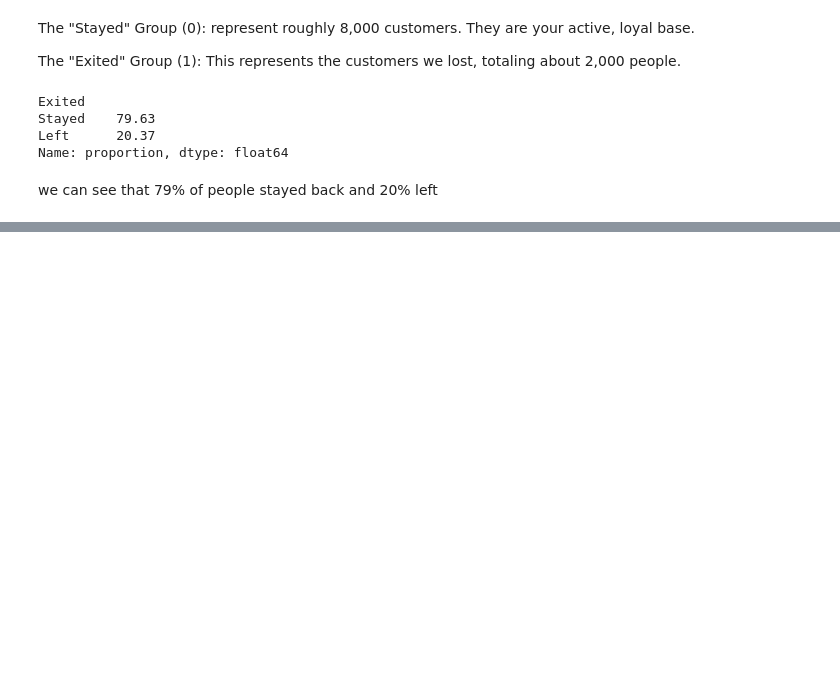
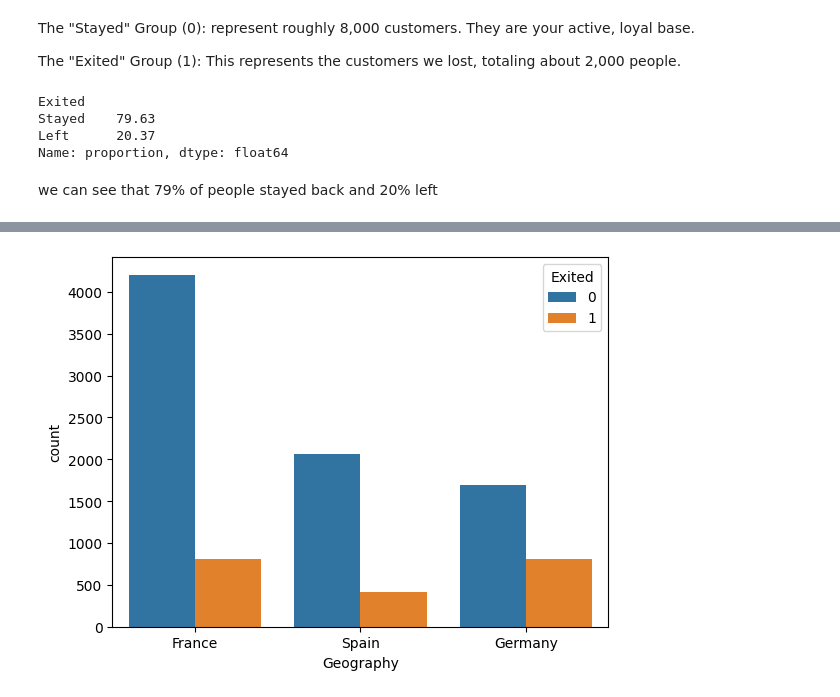
Before and after one commit to chighislian/customer-churn-prediction-ml, a Jupyter notebook: churn.ipynb, the cells around one changed output, grey strips where cells are left out. Cells and saved outputs as stored; diff of their text form; code cells hidden in the pictures; blank space fills up the shorter version.

```diff
--- a/churn.ipynb
+++ b/churn.ipynb
@@ -102,0 +146,7 @@ we can see that 79% of people stayed back and 20% left
+# %%
+sns.countplot(x='Geography', hue='Exited', data=df)
+plt.show()
+# this will create a count plot to visualize the distribution of customers across different geographical locations (Geography) and
+# how it relates to whether they stayed or left (Exited). It can help us identify any geographical patterns in customer churn.
+# %% [output]
+[figure, added]
```
Also changed, not shown: parts of 32 cells of this notebook.
